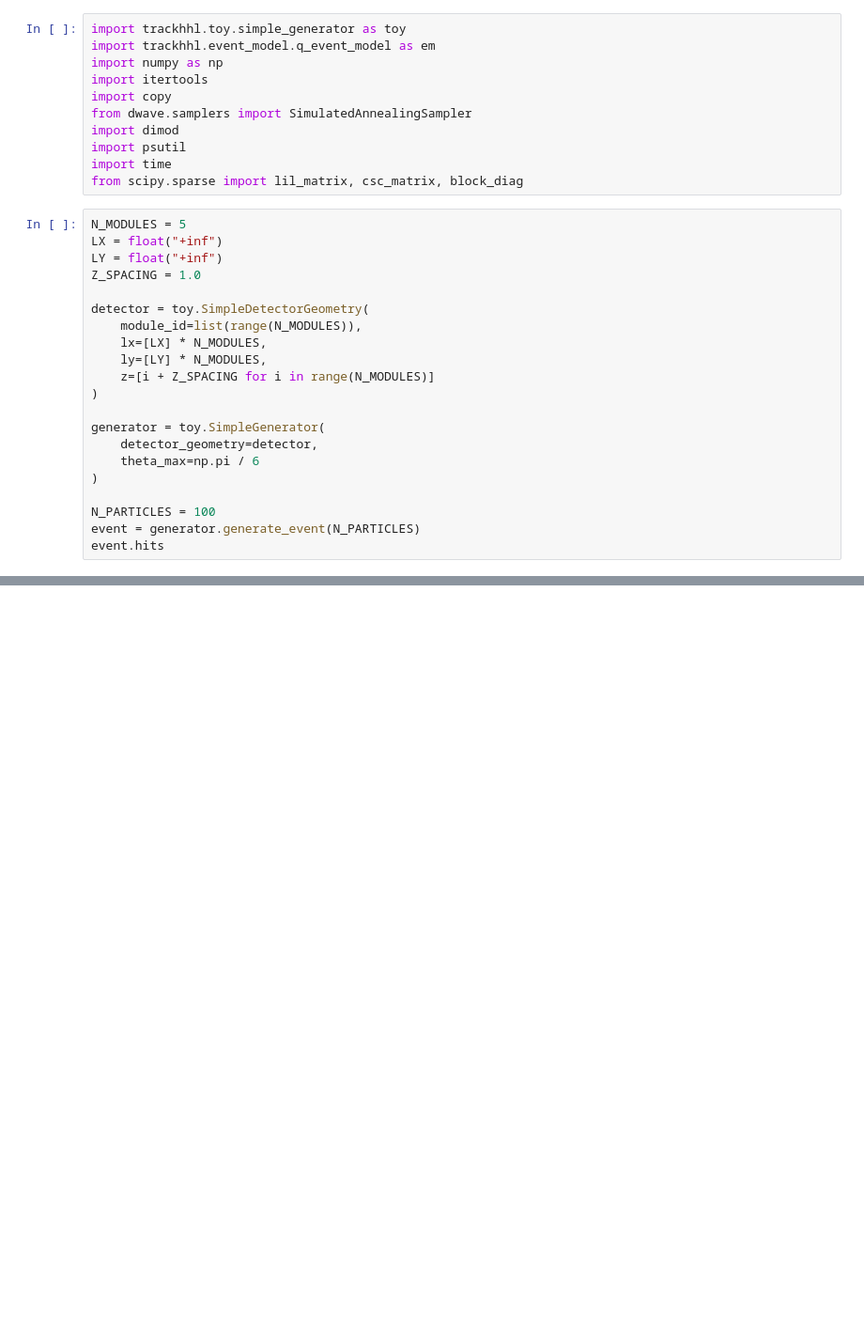
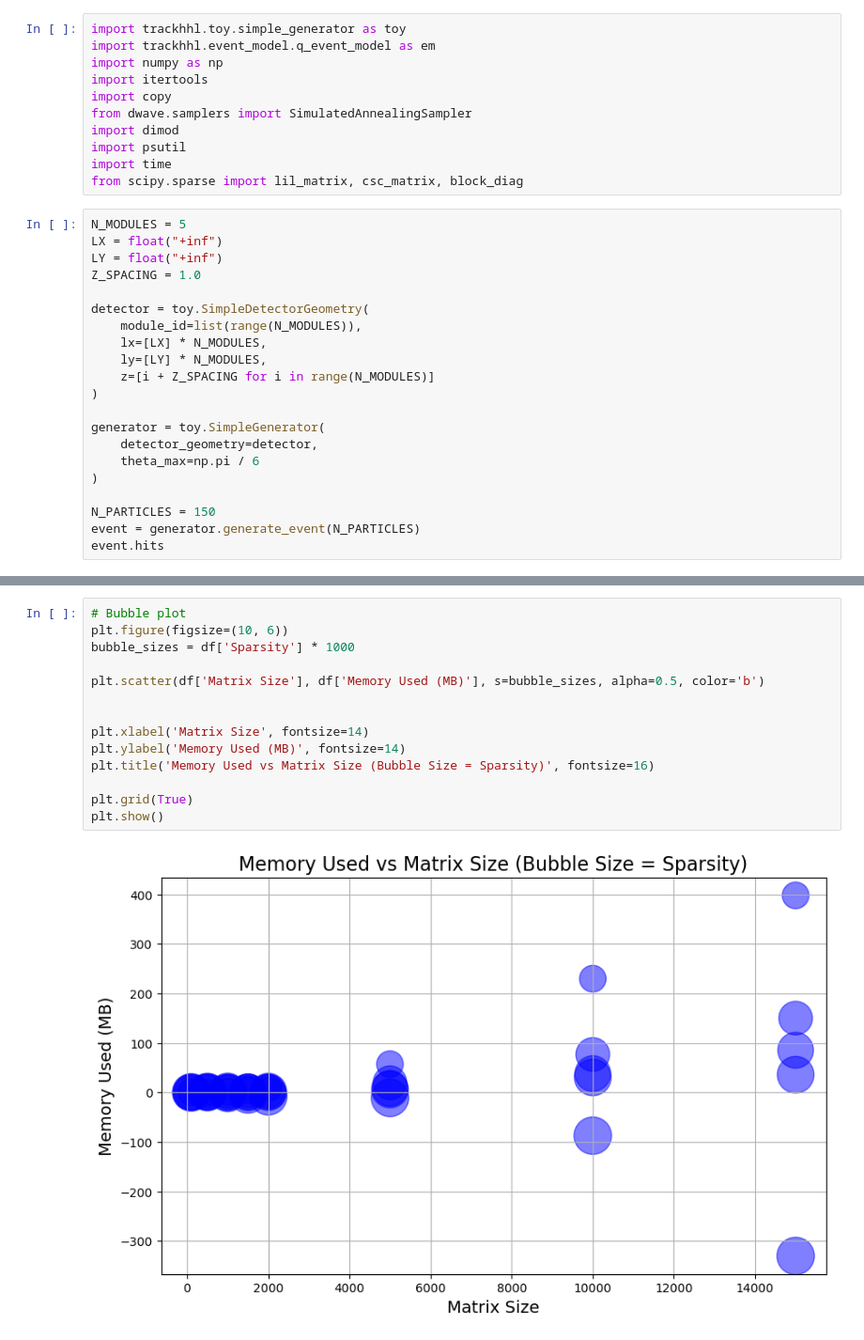
Before and after one commit to vitahehe/quantum-ocean-sdk, a Jupyter notebook: playground.copy. copy 2.ipynb, the cells around one changed output, grey strips where cells are left out. Shown at 94% size. Saved outputs shown, nothing was run; the diff lists cells and outputs as text; blank space fills up the shorter version.

```diff
--- a/playground.copy. copy 2.ipynb
+++ b/playground.copy. copy 2.ipynb
@@ -27,7 +27,7 @@ generator = toy.SimpleGenerator(
     theta_max=np.pi / 6
 )
 
-N_PARTICLES = 100
+N_PARTICLES = 150
 event = generator.generate_event(N_PARTICLES)
 event.hits
 # %% [output]
@@ -231,0 +230,16 @@ array([1, 0, 0, ..., 0, 0, 0])
+# %%
+# Bubble plot
+plt.figure(figsize=(10, 6))
+bubble_sizes = df['Sparsity'] * 1000
+
+plt.scatter(df['Matrix Size'], df['Memory Used (MB)'], s=bubble_sizes, alpha=0.5, color='b')
+
+
+plt.xlabel('Matrix Size', fontsize=14)
+plt.ylabel('Memory Used (MB)', fontsize=14)
+plt.title('Memory Used vs Matrix Size (Bubble Size = Sparsity)', fontsize=16)
+
+plt.grid(True)
+plt.show()
+# %% [output]
+[figure, added]
```
Also changed, not shown: parts of 6 cells of this notebook.
